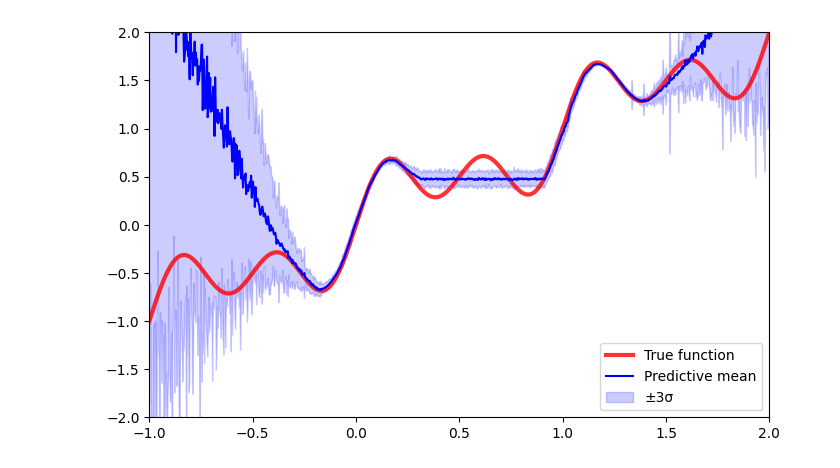
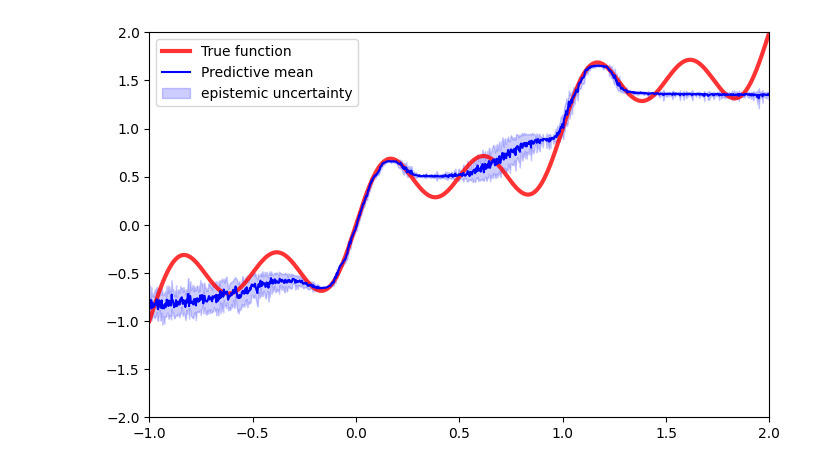
Before and after one commit to kacper-drabicki/redshift, a Jupyter notebook: BNNtesting.ipynb, the cells around one changed output. Saved outputs shown, nothing was run; the diff lists cells and outputs as text; code cells hidden in the pictures.

```diff
--- a/BNNtesting.ipynb
+++ b/BNNtesting.ipynb
@@ -73,5 +73,8 @@ Trainable params: 33667 (131.51 KB)
 Non-trainable params: 0 (0.00 Byte)
 _________________________________________________________________
 # %%
-history = model.fit(X_train,y_train, epochs=100, verbose=1)
+x_test = np.linspace(-0.5, 1.5, 1000)
+y_test = x_test + 0.3 * np.sin(2 * np.pi * x_test) + 0.3 * np.sin(4 * np.pi * x_test)
+
+history = model.fit(X_train,y_train, validation_data=(x_test, y_test), epochs=40, verbose=1)
 # %% [output]
@@ -147,7 +121,9 @@ def posterior(kernel_size, bias_size, dtype=None):
 tfd = tfp.distributions
 tfpl = tfp.layers
 
-scale = X_train.shape[0] / 1.1
+batch_num = int(X_train.shape[0] / 128)
+
+scale = X_train.shape[0]
 
 
 event_shape = [1]
@@ -156,15 +132,16 @@ params_size = tfp.layers.MixtureNormal.params_size(1, event_shape)
 norm_layer = tf_keras.layers.Normalization(input_shape=(1,))
 norm_layer.adapt(X_train.reshape(-1,1))
 
+activation = "tanh"
 model = tf_keras.Sequential([
     norm_layer,
-    tfpl.DenseFlipout(128, activation='relu',
+    tfpl.DenseFlipout(128, activation=activation,
                       kernel_divergence_fn=lambda q,p,ignore: tfp.distributions.kl_divergence(q, p) / scale,
                       bias_divergence_fn=lambda q,p,ignore: tfp.distributions.kl_divergence(q, p) / scale),
-    tfpl.DenseFlipout(128, activation='relu',
+    tfpl.DenseFlipout(128, activation=activation,
                       kernel_divergence_fn=lambda q,p,ignore: tfp.distributions.kl_divergence(q, p) / scale,
                       bias_divergence_fn=lambda q,p,ignore: tfp.distributions.kl_divergence(q, p) / scale),
-    tfpl.DenseFlipout(128, activation='relu',
+    tfpl.DenseFlipout(128, activation=activation,
                       kernel_divergence_fn=lambda q,p,ignore: tfp.distributions.kl_divergence(q, p) / scale,
                       bias_divergence_fn=lambda q,p,ignore: tfp.distributions.kl_divergence(q, p) / scale),
     tf_keras.layers.Dense(params_size),
@@ -174,8 +151,13 @@ model = tf_keras.Sequential([
 def negloglik(y_true, y_pred):
     return -y_pred.log_prob(y_true)
 
-lr_schedule = tf_keras.optimizers.schedules.ExponentialDecay(0.001, 16*1000, 0.99,staircase=False)
 
-model.compile(optimizer=tf_keras.optimizers.Adam(learning_rate=0.001), loss=negloglik)
+
+boundaries = [150 * batch_num]
+values = [0.001, 0.0001]
+learning_schedule = tf_keras.optimizers.schedules.PiecewiseConstantDecay(
+    boundaries, values)
+
+model.compile(optimizer=tf_keras.optimizers.Adam(learning_rate=learning_schedule), loss=negloglik)
 model.summary()
 # %% [output]
@@ -207,7 +189,7 @@ history = model.fit(X_train,y_train, validation_data=(x_test, y_test), epochs=10
                                                                                                                                         mode='min',
                                                                                                                                         patience=30,
                                                                                                                                         verbose=1,
-                                                                                                                                        start_from_epoch=1,
+                                                                                                                                        start_from_epoch=100,
                                                                                                                                         restore_best_weights=True)])
 # %% [output]
 Epoch 1/1000
@@ -230,32 +212,32 @@ Restoring model weights from the end of the best epoch: 243.
 # %%
 x_test = np.linspace(-1, 2, 1000)
 y_test = x_test + 0.3 * np.sin(2 * np.pi * x_test) + 0.3 * np.sin(4 * np.pi * x_test)
 
 means = []
-stds = []
-for _ in range(30):
+variances = []
+for _ in range(20):
     dist = model(x_test)
     means.append(dist.mean().numpy())
-    stds.append(dist.stddev().numpy())
+    variances.append(dist.variance().numpy())
 
 y_mean = np.array(means).mean(axis=0)
-y_std = 0 #np.sqrt(np.sum(np.array(stds) ** 2 / 10, axis=0))
-y_mean_std = np.array(means).std(axis=0)
-y_std = np.sqrt(y_std ** 2 + y_mean_std ** 2)
+y_aleatoric_variance = np.array(variances).mean(axis=0)
+y_epistemic_variance = np.array(means).std(axis=0) ** 2
+y_std = np.sqrt(y_epistemic_variance)
 
 
 import matplotlib.pyplot as plt
 plt.figure(figsize=(8,5))
 # plt.plot(X_train, y_train, 'kx', label='Train data')
 plt.plot(x_test, y_test, 'r', linewidth=3, label="True function", alpha=0.8)
 plt.plot(x_test, y_mean, color='b', label='Predictive mean')
 plt.fill_between(x_test.flatten(),
-                 (y_mean - 3 * y_std).reshape(-1),
-                 (y_mean + 3 * y_std).reshape(-1),
-                 color='blue', alpha=0.2, label='±3σ')
+                 (y_mean - 1 * y_std).reshape(-1),
+                 (y_mean + 1 * y_std).reshape(-1),
+                 color='blue', alpha=0.2, label='epistemic uncertainty')
 plt.ylim(-2,2)
 plt.xlim(-1, 2)
 plt.legend()
 plt.show()
 # %% [output]
-[figure, old version]
+[figure, new version]
```
Also changed, not shown: parts of 13 cells of this notebook, 2 other files.
